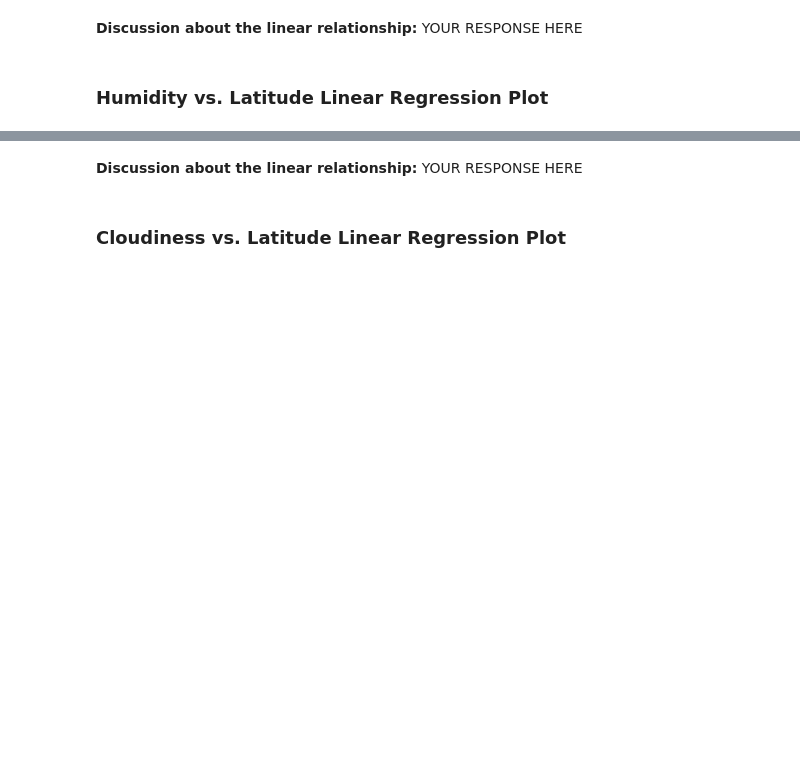
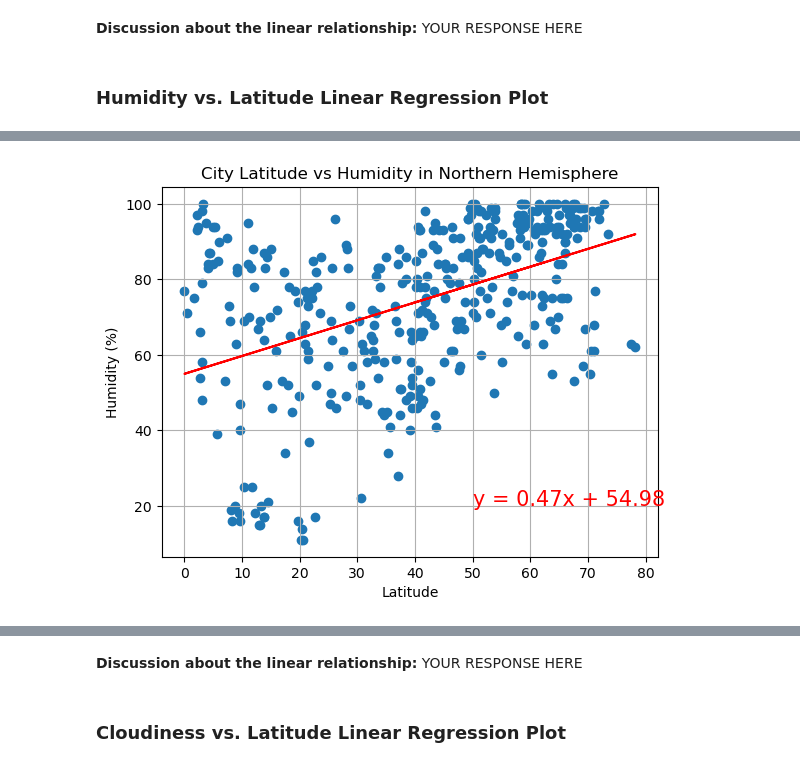
Before and after one commit to DavidsonRCan2/python-api-challenge, a Jupyter notebook: WeatherPy/WeatherPy.ipynb, the cells around one changed output, grey strips where cells are left out. Cells and saved outputs as stored; diff of their text form; code cells hidden in the pictures; blank space fills up the shorter version.

```diff
--- a/WeatherPy/WeatherPy.ipynb
+++ b/WeatherPy/WeatherPy.ipynb
@@ -374,0 +401,25 @@ The r-value is: 0.0002808747046324607
+# %%
+# Northern Hemisphere
+x = northern_hemi_df["Lat"]
+y = northern_hemi_df["Humidity"]
+plt.scatter(x, y)
+
+# Incorporate the other graph properties
+plt.grid(True)
+plt.xlabel("Latitude")
+plt.ylabel("Humidity (%)")
+plt.title(f"City Latitude vs Humidity in Northern Hemisphere")
+
+(slope, intercept, rvalue, pvalue, stderr) = linregress(x, y)
+regress_values = x * slope + intercept
+line_eq = "y = " + str(round(slope,2)) + "x + " + str(round(intercept,2))
+plt.plot(x,regress_values,"r-")
+plt.annotate(line_eq,(50,20),fontsize=15,color="red")
+
+# Save the figure
+plt.savefig("../output_data/Fig7_NorHemi_latvshumid.png")
+
+# Show plot
+plt.show()
+# %% [output]
+[figure, added]
```
Also changed, not shown: parts of 15 cells of this notebook, 9 other files.
